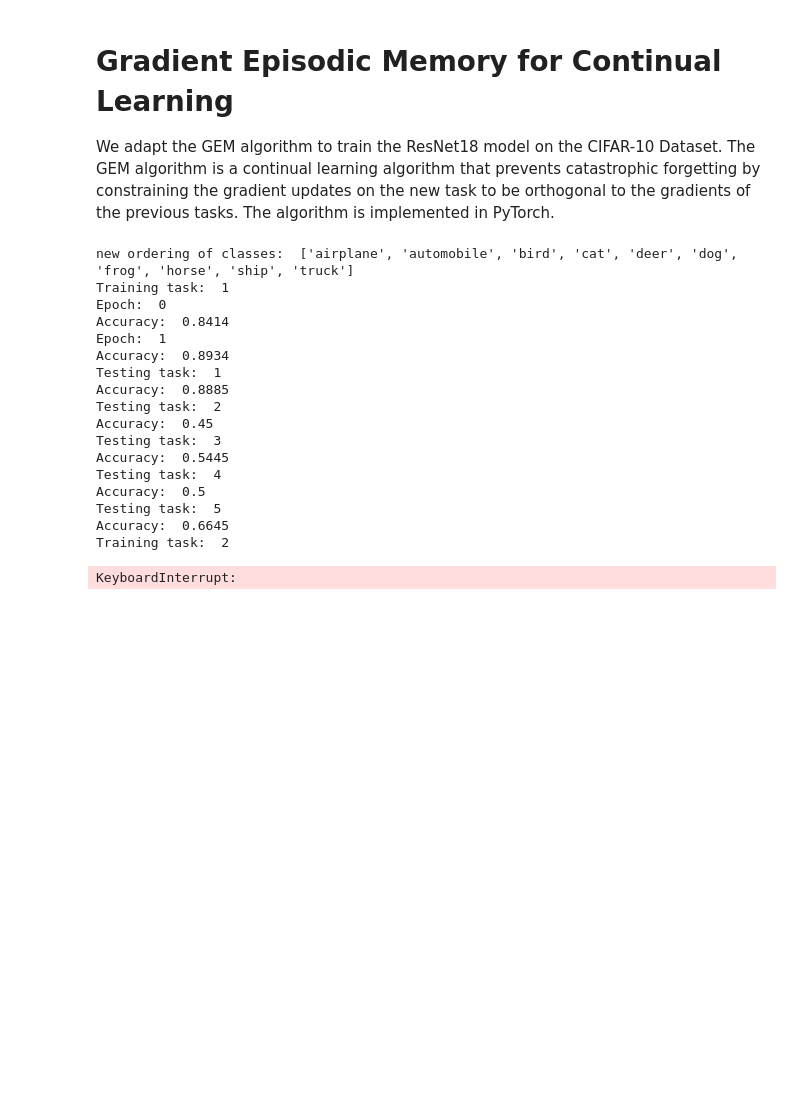
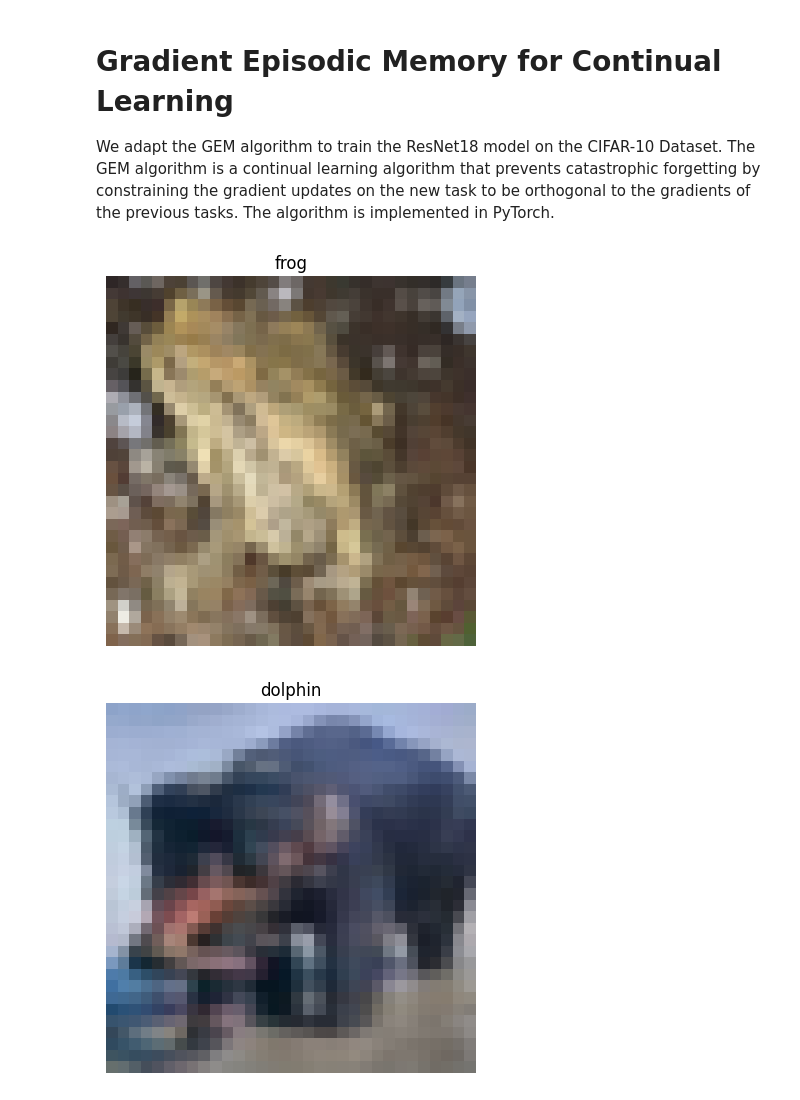
Before and after one commit to DROP-TABLE-CS407/Machine-Unlearning-x-Continual-Learning, a Jupyter notebook: GEM/GEM_ResNet18_CIFAR.ipynb, the cells around one changed output. Cells and saved outputs as stored; diff of their text form; code cells hidden in the pictures; blank space fills up the shorter version.

Commit message:
lfs cifar100 + cifar.py changes

```diff
--- a/GEM/GEM_ResNet18_CIFAR.ipynb
+++ b/GEM/GEM_ResNet18_CIFAR.ipynb
@@ -5,28 +5,39 @@ We adapt the GEM algorithm to train the ResNet18 model on the CIFAR-10 Dataset.
 # %%
 import torch
 import numpy as np
 import matplotlib.pyplot as plt
 from PIL import Image
 from torchvision import transforms
 import time
-from cifar import load_cifar10_data, split_into_classes, get_class_indexes
+from cifar import load_cifar10_data, split_into_classes, get_class_indexes, load_data
+import cifar
 from torch.utils.data import DataLoader
 import random
 import os
 import sys
 sys.path.append(os.path.abspath("."))  # Adds the current directory
 # from GEM.gem import *
 from GEM.args import *
 from torch.nn.functional import relu, avg_pool2d
 import torch.nn as nn
 import quadprog
 
 AGEM = True
 PRETRAIN = 0 # number of initial classes to pretrain on
 # Globals
-DATASET_PATH = 'cifar-10-batches-py'
-CLASSES = ['airplane', 'automobile', 'bird', 'cat', 'deer', 'dog', 'frog', 'horse', 'ship', 'truck']
+DATASET = 'cifar-100'
+DATASET_PATH = 'cifar-100-python'
+CLASSES = cifar.CLASSES
 SHUFFLEDCLASSES = CLASSES.copy()
+if DATASET == 'cifar-10':
+    CLASSES = cifar.CLASSES
+    SHUFFLEDCLASSES = CLASSES.copy()
+elif DATASET == 'cifar-100':
+    CLASSES = cifar.CLASSES_100_UNORDERED
+    SHUFFLEDCLASSES = CLASSES.copy()
+# %% [output]
+[figure, added]
+[figure, added]
 # %%
 ## Scraped code fundamental for GEM this is the code required to create a resnet18 model from scratch
 def conv3x3(in_planes, out_planes, stride=1):
@@ -386,9 +397,9 @@ class Net(nn.Module):
         self.opt.step()
 # %%
 # define main function to run on the cifar dataset
-N_TASKS = 5 #[2 tasks [airplane, automobile, etc], [dog , frog, etc]]
-SIZE_OF_TASKS = 2
-N_OUTPUTS = 10
+N_TASKS = 20 #[2 tasks [airplane, automobile, etc], [dog , frog, etc]]
+SIZE_OF_TASKS = 5
+N_OUTPUTS = 100
 N_INPUTS = 32 * 32 * 3
 def run_cifar(args, n_inputs=N_INPUTS, n_outputs=N_OUTPUTS, n_tasks=N_TASKS, size_of_task=SIZE_OF_TASKS, newclasses = SHUFFLEDCLASSES):
     # Set up the model
@@ -401,7 +412,7 @@ def run_cifar(args, n_inputs=N_INPUTS, n_outputs=N_OUTPUTS, n_tasks=N_TASKS, siz
     test_accuracies = []
 
     # Load data
-    train_data, train_labels, test_data, test_labels = load_cifar10_data(DATASET_PATH)
+    train_data, train_labels, test_data, test_labels = load_data(DATASET_PATH, DATASET)
     ## NEWCLASSES = suffled CLASSES
     NEWCLASSES = newclasses
     print("new ordering of classes: ", NEWCLASSES)
@@ -475,8 +486,8 @@ def run_cifar(args, n_inputs=N_INPUTS, n_outputs=N_OUTPUTS, n_tasks=N_TASKS, siz
                 pred = output.data.max(1)[1]
                 correct += (pred == current_labels).sum().item()
             print("Accuracy: ", correct / total)
-            if correct / total > 0.85:
-                break
+            # if correct / total > 0.85:
+            #     break
             #   output loss only
 
 
@@ -501,48 +512,11 @@ def run_cifar(args, n_inputs=N_INPUTS, n_outputs=N_OUTPUTS, n_tasks=N_TASKS, siz
             print("Accuracy: ", correct / total)
             test_accuracies.append(correct / total)
 
-        # # test task 2
-        # correct = 0
-        # total = len(test_data_per_class_2)
-
-        # x = torch.Tensor(test_data_per_class_2.reshape(-1, 32*32*3)).float()
-        # y = torch.Tensor(test_labels_per_class_2).long()
-        # if args.cuda:
-        #     x, y = x.cuda(), y.cuda()
-
-        # print("Testing task: 2")
-        # for j in range(0,len(test_data_per_class_2), test_bs):
-        #     current_data = x[j: j + test_bs]
-        #     current_labels = y[j: j + test_bs]
-        #     output = model.forward(current_data, 1)
-        #     pred = output.data.max(1)[1]
-        #     correct += (pred == current_labels).sum().item()
-        # print("Accuracy: ", correct / total)
-        # test_accuracies.append(correct / total)
 
     return model, test_accuracies
 
 
-model, test_accuracies = run_cifar(Args())
+# model, test_accuracies = run_cifar(Args())
-# %% [output]
-new ordering of classes:  ['airplane', 'automobile', 'bird', 'cat', 'deer', 'dog', 'frog', 'horse', 'ship', 'truck']
-Training task:  1
-Epoch:  0
-Accuracy:  0.8414
-Epoch:  1
-Accuracy:  0.8934
-Testing task:  1
-Accuracy:  0.8885
-Testing task:  2
-Accuracy:  0.45
-Testing task:  3
-Accuracy:  0.5445
-Testing task:  4
-Accuracy:  0.5
-Testing task:  5
-Accuracy:  0.6645
-Training task:  2
-KeyboardInterrupt:
 # %%
 def train_next_task(args, model, tasknum, n_inputs=N_INPUTS, n_outputs=N_OUTPUTS, n_tasks=N_TASKS, size_of_task=SIZE_OF_TASKS, newclasses = SHUFFLEDCLASSES):
 
```
Also changed, not shown: parts of 5 cells of this notebook, 17 other files.
